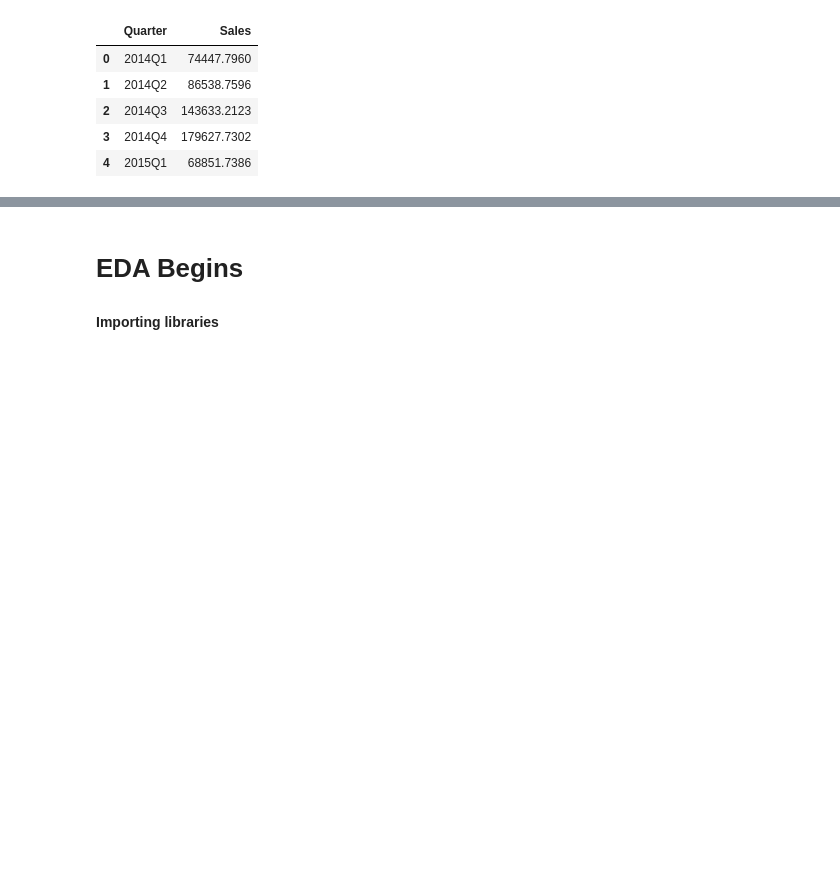
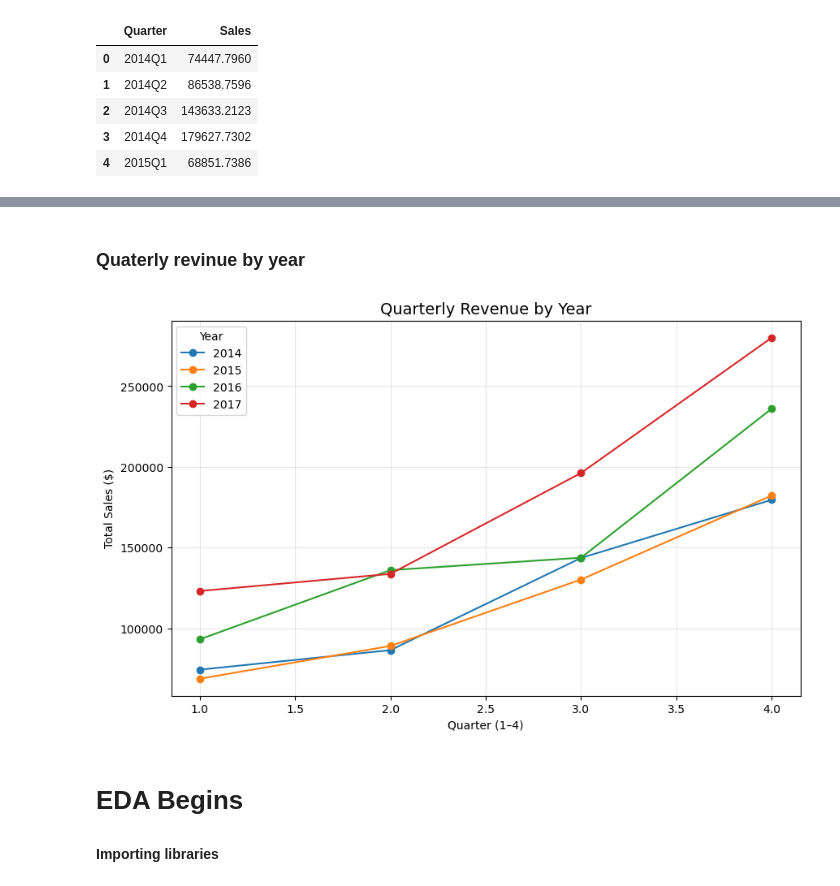
Before and after one commit to bbhatta10/E-Commerce-Sales-Insights-Tableau-Dashboard-, a Jupyter notebook: BI.ipynb, the cells around one changed output, grey strips where cells are left out. Cells and saved outputs as stored; diff of their text form; code cells hidden in the pictures; blank space fills up the shorter version.

```diff
--- a/BI.ipynb
+++ b/BI.ipynb
@@ -849,3 +862,26 @@ quarterly_sales.head()
+# %% [markdown]
+### Quaterly revinue by year
+# %%
+quarterly_sales_year = (
+    df_business_data_new.groupby(['Year', df_business_data_new['OrderDate'].dt.quarter])['Sales']
+    .sum()
+    .reset_index()
+    .rename(columns={'OrderDate': 'Quarter'})
+)
+
+plt.figure(figsize=(10, 6))
+for y in quarterly_sales_year['Year'].unique():
+    subset = quarterly_sales_year[quarterly_sales_year['Year'] == y]
+    plt.plot(subset['Quarter'], subset['Sales'], marker='o', label=str(y))
+
+plt.title('Quarterly Revenue by Year', fontsize=14)
+plt.xlabel('Quarter (1–4)')
+plt.ylabel('Total Sales ($)')
+plt.legend(title='Year')
+plt.grid(True, alpha=0.3)
+plt.show()
+# %% [output]
+[figure, added]
 # %% [markdown]
 # EDA Begins
 ####          Importing libraries
```
Also changed, not shown: parts of 2 cells of this notebook.
